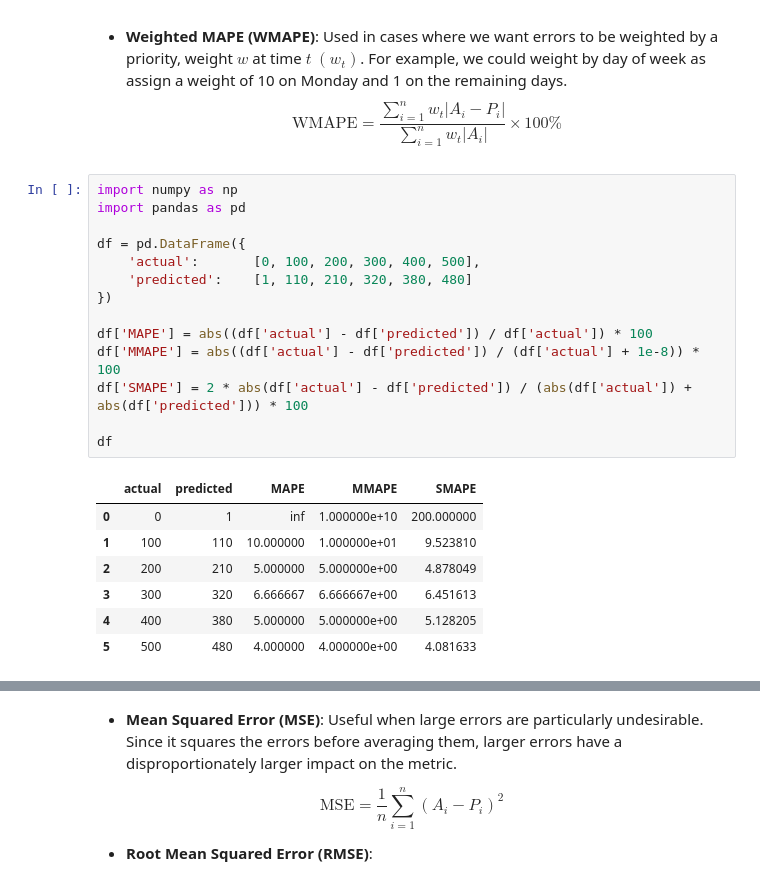
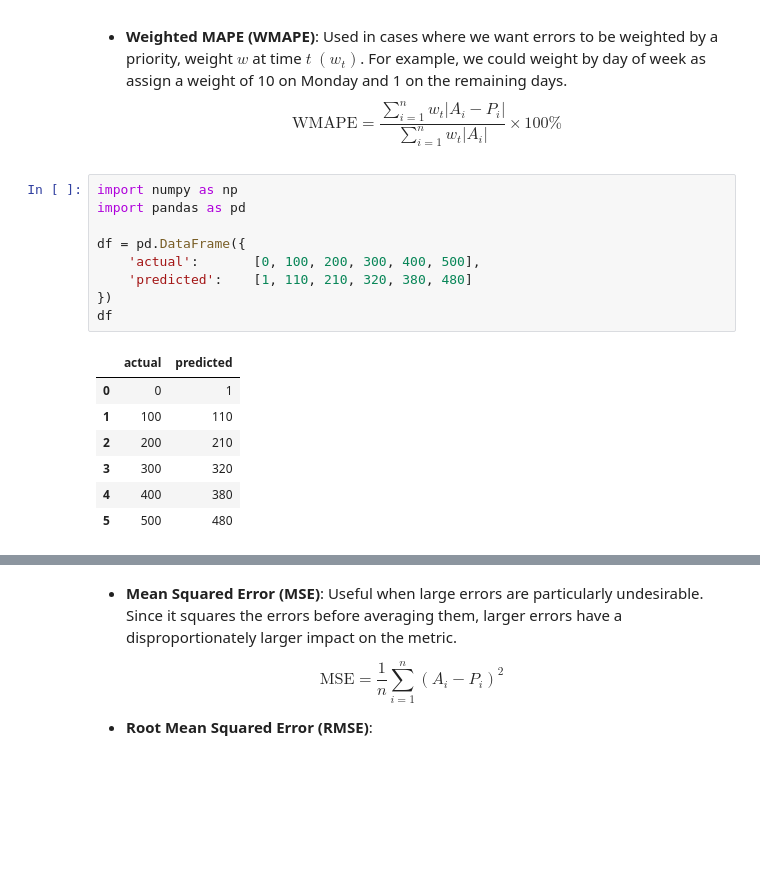
Before and after one commit to Jordanbarker/jordanbarker.github.io, a Jupyter notebook: Jupyter_Notebooks/Accuracy_Metrics.ipynb, the cells around one changed output, grey strips where cells are left out. Drawn from its saved outputs; the diff is of its cells as text; blank space fills up the shorter version.

```diff
--- a/Jupyter_Notebooks/ErrorMetrics.ipynb
+++ b/Jupyter_Notebooks/Accuracy_Metrics.ipynb
@@ -34,22 +34,17 @@ $$
 # %%
 import numpy as np
 import pandas as pd
 
 df = pd.DataFrame({
     'actual':       [0, 100, 200, 300, 400, 500],
     'predicted':    [1, 110, 210, 320, 380, 480]
 })
-
-df['MAPE'] = abs((df['actual'] - df['predicted']) / df['actual']) * 100
-df['MMAPE'] = abs((df['actual'] - df['predicted']) / (df['actual'] + 1e-8)) * 100
-df['SMAPE'] = 2 * abs(df['actual'] - df['predicted']) / (abs(df['actual']) + abs(df['predicted'])) * 100
-
 df
 # %% [output]
-|  | actual | predicted | MAPE | MMAPE | SMAPE |
-| 0 | 0 | 1 | inf | 1.000000e+10 | 200.000000 |
-| 1 | 100 | 110 | 10.000000 | 1.000000e+01 | 9.523810 |
-| 2 | 200 | 210 | 5.000000 | 5.000000e+00 | 4.878049 |
-| 3 | 300 | 320 | 6.666667 | 6.666667e+00 | 6.451613 |
-| 4 | 400 | 380 | 5.000000 | 5.000000e+00 | 5.128205 |
-| 5 | 500 | 480 | 4.000000 | 4.000000e+00 | 4.081633 |
+|  | actual | predicted |
+| 0 | 0 | 1 |
+| 1 | 100 | 110 |
+| 2 | 200 | 210 |
+| 3 | 300 | 320 |
+| 4 | 400 | 380 |
+| 5 | 500 | 480 |
```
Also changed, not shown: parts of 4 cells of this notebook, 6 other files.
